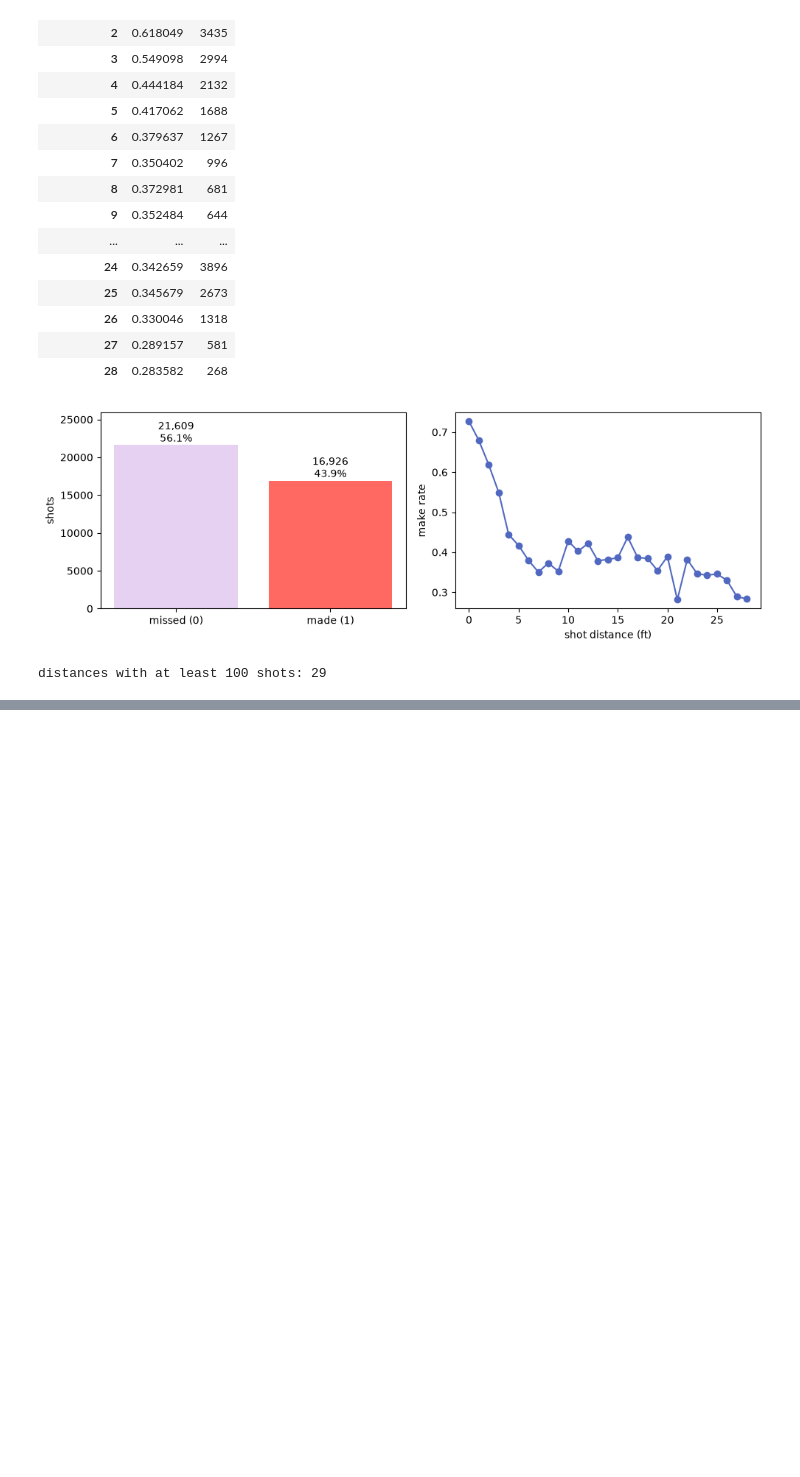
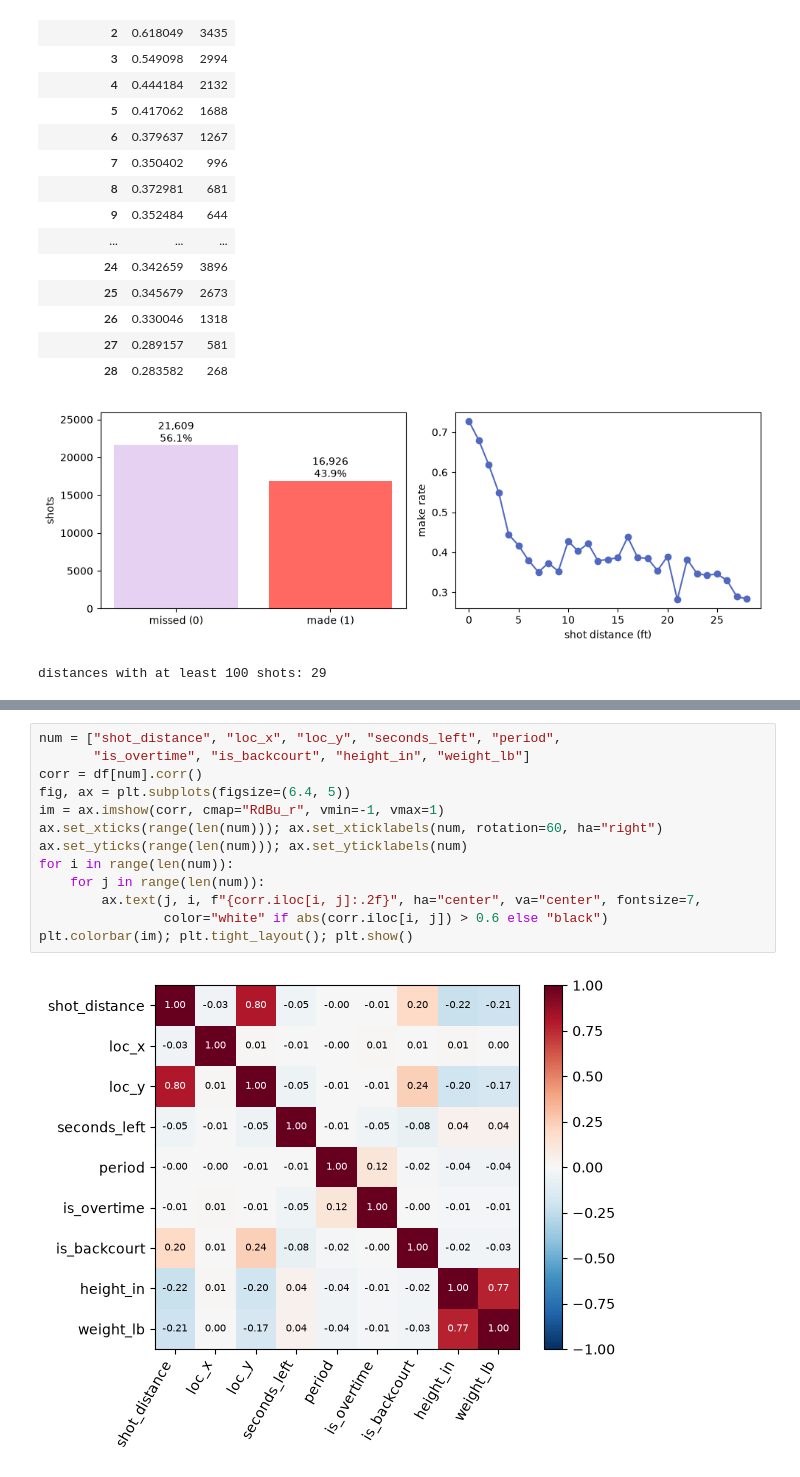
Before and after one commit to KyriansBetterCode/WNBA-Shots, a Jupyter notebook: notebooks/exploration.ipynb, the cells around one changed output, grey strips where cells are left out. Cells and saved outputs as stored; diff of their text form; blank space fills up the shorter version.

```diff
--- a/notebooks/exploration.ipynb
+++ b/notebooks/exploration.ipynb
@@ -56,0 +105,15 @@ distances with at least 100 shots: 29
+# %%
+num = ["shot_distance", "loc_x", "loc_y", "seconds_left", "period",
+       "is_overtime", "is_backcourt", "height_in", "weight_lb"]
+corr = df[num].corr()
+fig, ax = plt.subplots(figsize=(6.4, 5))
+im = ax.imshow(corr, cmap="RdBu_r", vmin=-1, vmax=1)
+ax.set_xticks(range(len(num))); ax.set_xticklabels(num, rotation=60, ha="right")
+ax.set_yticks(range(len(num))); ax.set_yticklabels(num)
+for i in range(len(num)):
+    for j in range(len(num)):
+        ax.text(j, i, f"{corr.iloc[i, j]:.2f}", ha="center", va="center", fontsize=7,
+                color="white" if abs(corr.iloc[i, j]) > 0.6 else "black")
+plt.colorbar(im); plt.tight_layout(); plt.show()
+# %% [output]
+[figure, added]
```
Also changed, not shown: parts of 12 cells of this notebook.
